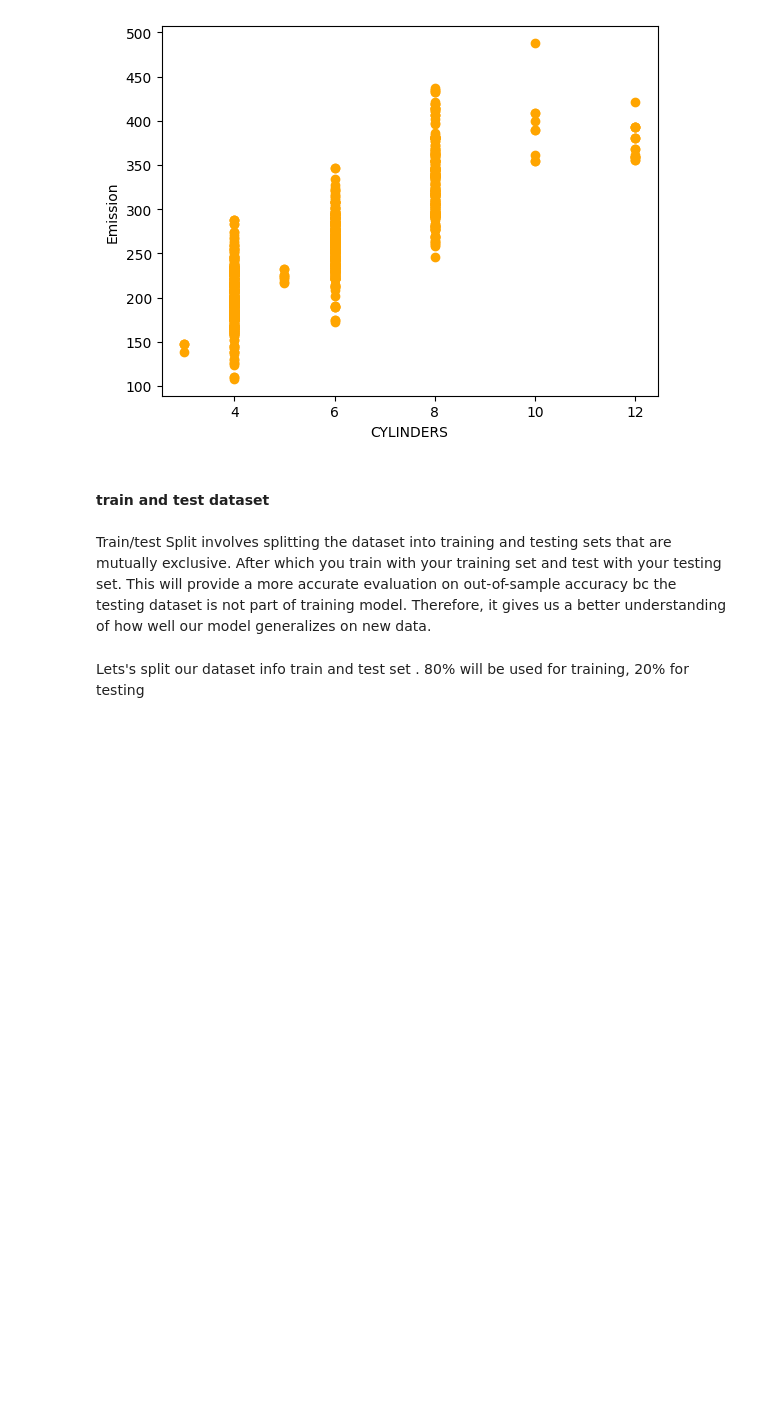
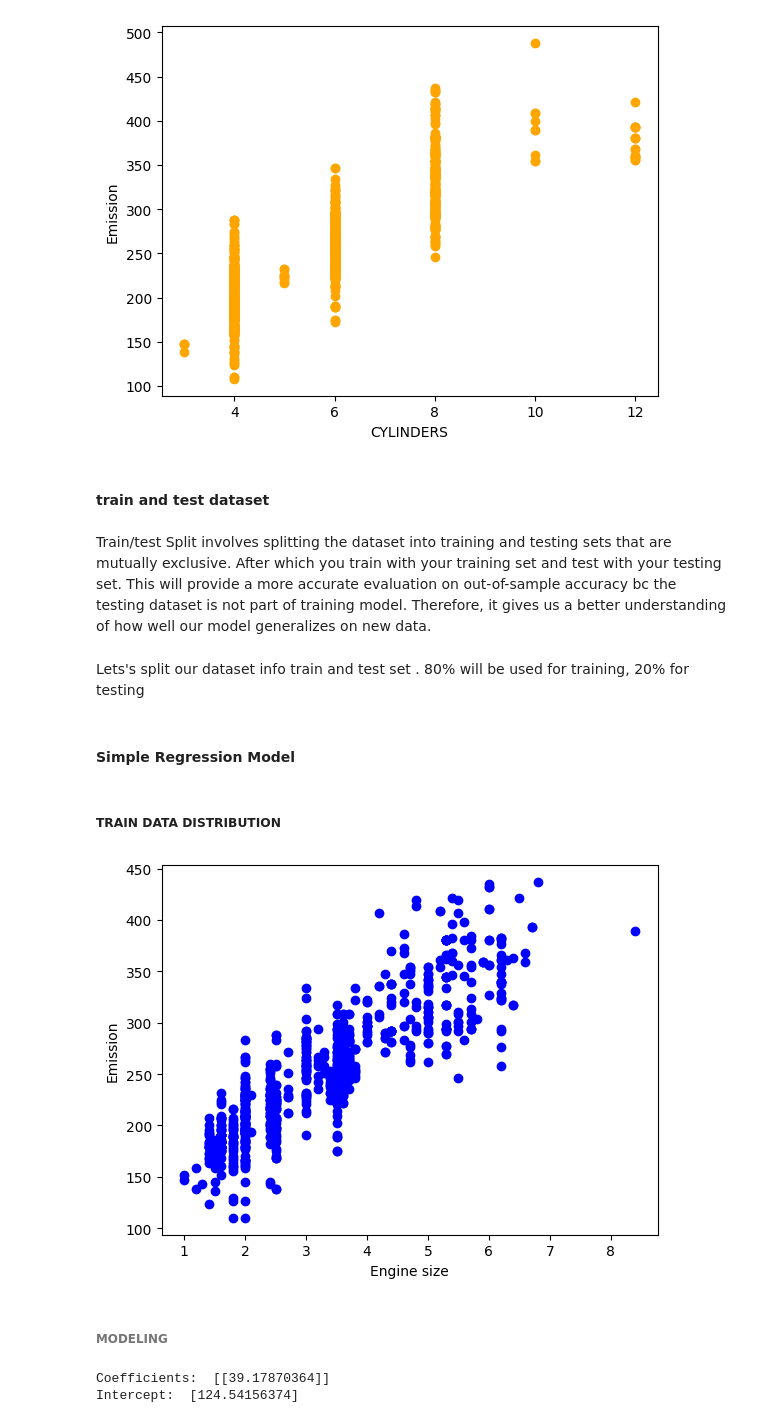
Before and after one commit to ValCinari/coursera-1, a Jupyter notebook: SimpleLinearRegress.ipynb, the cells around one changed output. Drawn from its saved outputs; the diff is of its cells as text; code cells hidden in the pictures; blank space fills up the shorter version.

Commit message:
added test/train

```diff
--- a/SimpleLinearRegress.ipynb
+++ b/SimpleLinearRegress.ipynb
@@ -153,3 +153,20 @@ your testing set. This will provide a more accurate evaluation on out-of-sample
 Therefore, it gives us a better understanding of how well our model generalizes on new data.
 # %% [markdown]
 Lets's split our dataset info train and test set . 80% will be used for training, 20% for testing
+# %%
+msk = np.random.rand(len(df)) < 0.8
+train = cdf[msk]
+test = cdf[~msk]
+# %% [markdown]
+#### Simple Regression Model
+# %% [markdown]
+##### TRAIN DATA DISTRIBUTION
+# %%
+plt.scatter(train.ENGINESIZE, train.CO2EMISSIONS, color = 'blue' )
+plt.xlabel("Engine size")
+plt.ylabel("Emission")
+plt.show()
+# %% [output]
+[figure, added]
+# %% [markdown]
+###### MODELING
@@ -155,0 +175,12 @@ Lets's split our dataset info train and test set . 80% will be used for training
+# %%
+from sklearn import linear_model
+regr = linear_model.LinearRegression()
+train_x = np.asanyarray(train[['ENGINESIZE']])
+train_y = np.asanyarray(train[['CO2EMISSIONS']])
+regr.fit(train_x, train_y)
+# The coefficients
+print ('Coefficients: ', regr.coef_)    #The slope of the line (how much CO2 emissions change for each unit increase in engine size)
+print ('Intercept: ',regr.intercept_)   # The intercept is where the line crosses the y-axis (CO2 emission when engine size is 0)
+# %% [output]
+Coefficients:  [[39.17870364]]
+Intercept:  [124.54156374]
```
Also changed, not shown: parts of 11 cells of this notebook.
